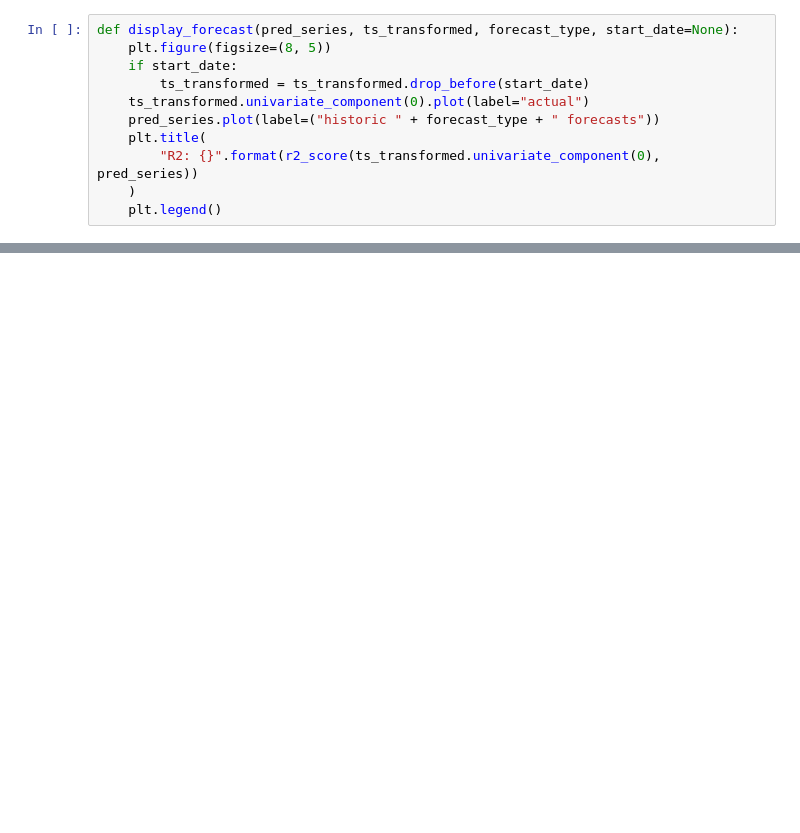
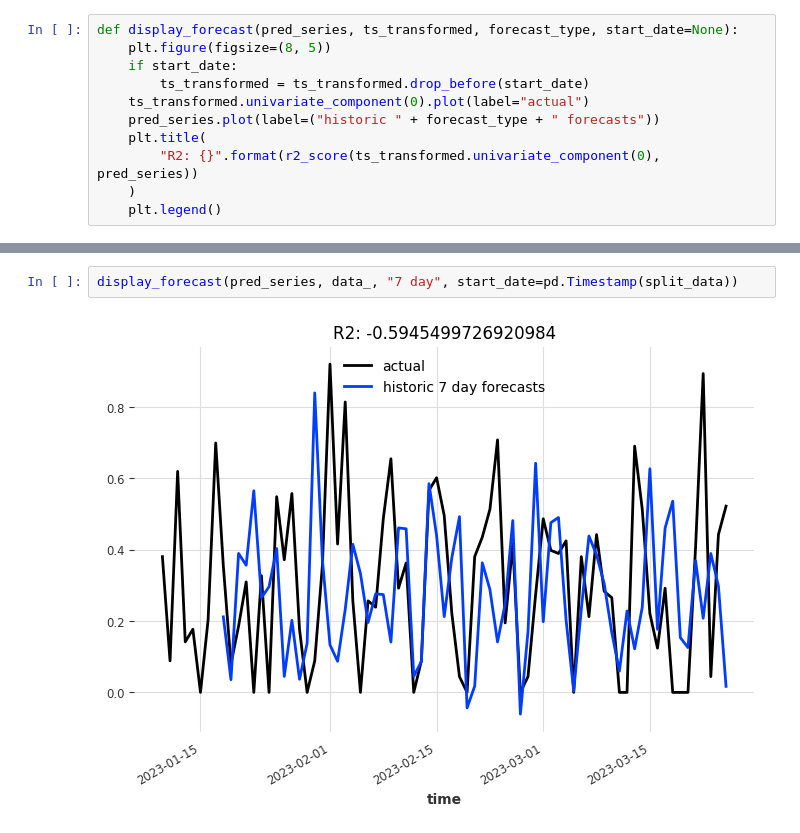
Before and after one commit to brayanfz013/app_predicction, a Jupyter notebook: notebooks/Darts.ipynb, the cells around one changed output, grey strips where cells are left out. Cells and saved outputs as stored; diff of their text form; blank space fills up the shorter version.

```diff
--- a/notebooks/Darts.ipynb
+++ b/notebooks/Darts.ipynb
@@ -386,0 +601,4 @@ def display_forecast(pred_series, ts_transformed, forecast_type, start_date=None
+# %%
+display_forecast(pred_series, data_, "7 day", start_date=pd.Timestamp(split_data))
+# %% [output]
+[figure, added]
```
Also changed, not shown: parts of 59 cells of this notebook, 39 other files.
